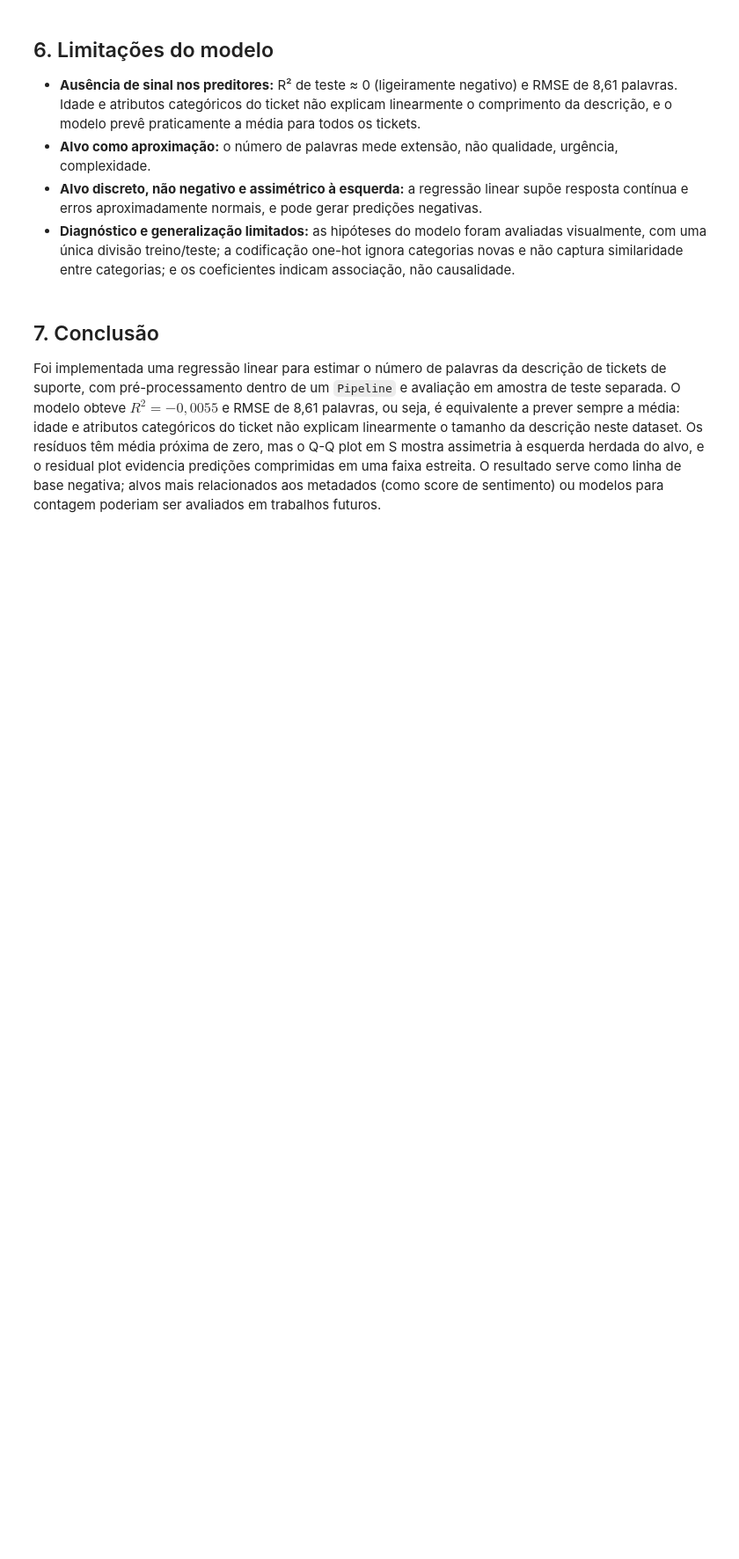
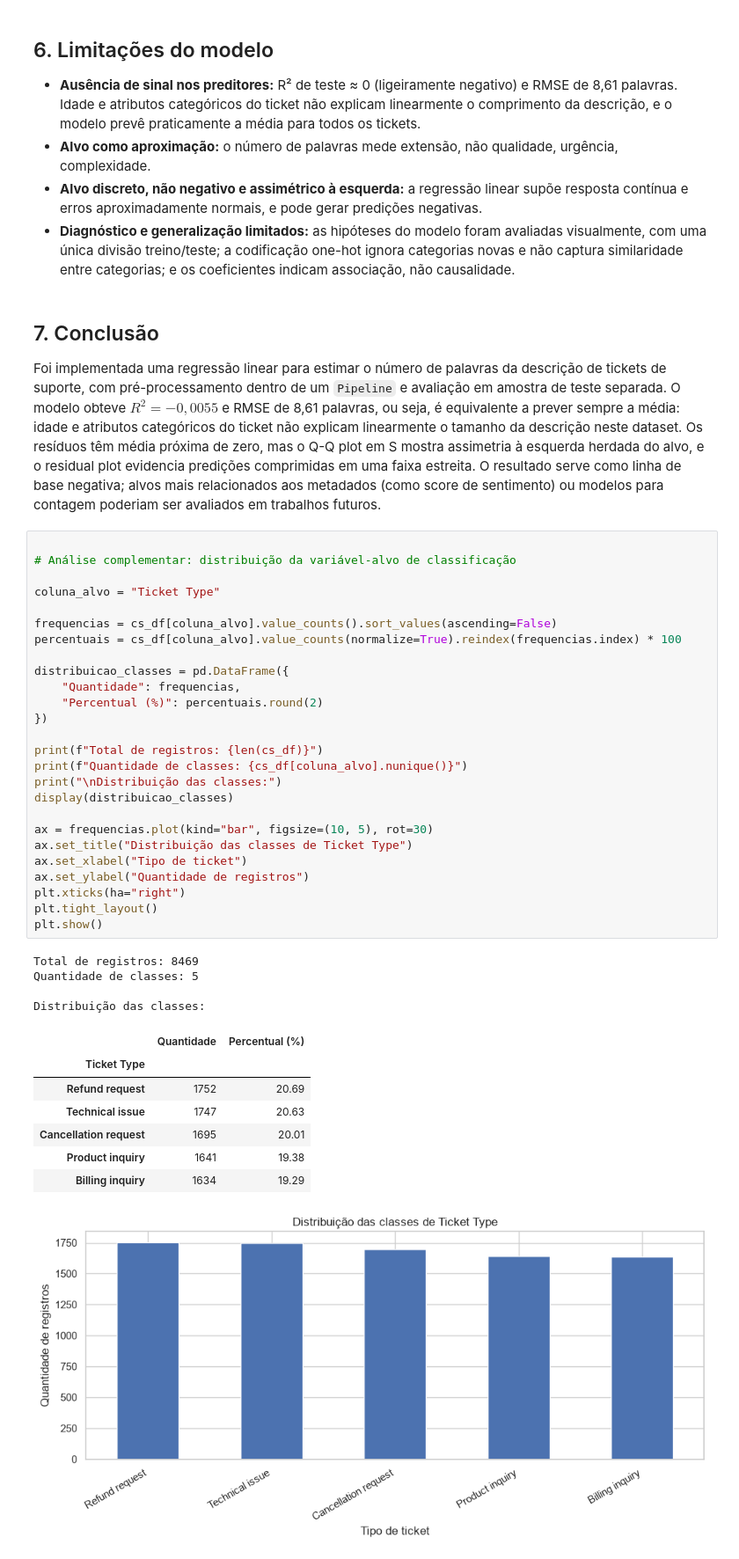
Before and after one commit to pmarchiori/caio_paulo_pedro, a Jupyter notebook: eda/Caio_Pereira_Paulo_Dias_Pedro_Araujo_PB_TP3.ipynb, the cells around one changed output. Shown at 88% size. Drawn from its saved outputs; the diff is of its cells as text; blank space fills up the shorter version.

```diff
--- a/eda/Caio_Pereira_Paulo_Dias_Pedro_Araujo_PB_TP3.ipynb
+++ b/eda/Caio_Pereira_Paulo_Dias_Pedro_Araujo_PB_TP3.ipynb
@@ -199,3 +199,42 @@ Faixa das predições: 46.5 a 52.8
 ## 7. Conclusão
 
 Foi implementada uma regressão linear para estimar o número de palavras da descrição de tickets de suporte, com pré-processamento dentro de um `Pipeline` e avaliação em amostra de teste separada. O modelo obteve $R^2 = -0,0055$ e RMSE de 8,61 palavras, ou seja, é equivalente a prever sempre a média: idade e atributos categóricos do ticket não explicam linearmente o tamanho da descrição neste dataset. Os resíduos têm média próxima de zero, mas o Q-Q plot em S mostra assimetria à esquerda herdada do alvo, e o residual plot evidencia predições comprimidas em uma faixa estreita. O resultado serve como linha de base negativa; alvos mais relacionados aos metadados (como score de sentimento) ou modelos para contagem poderiam ser avaliados em trabalhos futuros.
+# %%
+
+# Análise complementar: distribuição da variável-alvo de classificação
+
+coluna_alvo = "Ticket Type"
+
+frequencias = cs_df[coluna_alvo].value_counts().sort_values(ascending=False)
+percentuais = cs_df[coluna_alvo].value_counts(normalize=True).reindex(frequencias.index) * 100
+
+distribuicao_classes = pd.DataFrame({
+    "Quantidade": frequencias,
+    "Percentual (%)": percentuais.round(2)
+})
+
+print(f"Total de registros: {len(cs_df)}")
+print(f"Quantidade de classes: {cs_df[coluna_alvo].nunique()}")
+print("\nDistribuição das classes:")
+display(distribuicao_classes)
+
+ax = frequencias.plot(kind="bar", figsize=(10, 5), rot=30)
+ax.set_title("Distribuição das classes de Ticket Type")
+ax.set_xlabel("Tipo de ticket")
+ax.set_ylabel("Quantidade de registros")
+plt.xticks(ha="right")
+plt.tight_layout()
+plt.show()
+# %% [output]
+Total de registros: 8469
+Quantidade de classes: 5
+
+Distribuição das classes:
+|  | Quantidade | Percentual (%) |
+| Ticket Type |  |  |
+| Refund request | 1752 | 20.69 |
+| Technical issue | 1747 | 20.63 |
+| Cancellation request | 1695 | 20.01 |
+| Product inquiry | 1641 | 19.38 |
+| Billing inquiry | 1634 | 19.29 |
+[figure, added]
```
Also changed, not shown: parts of 2 cells of this notebook, 13 other files.
